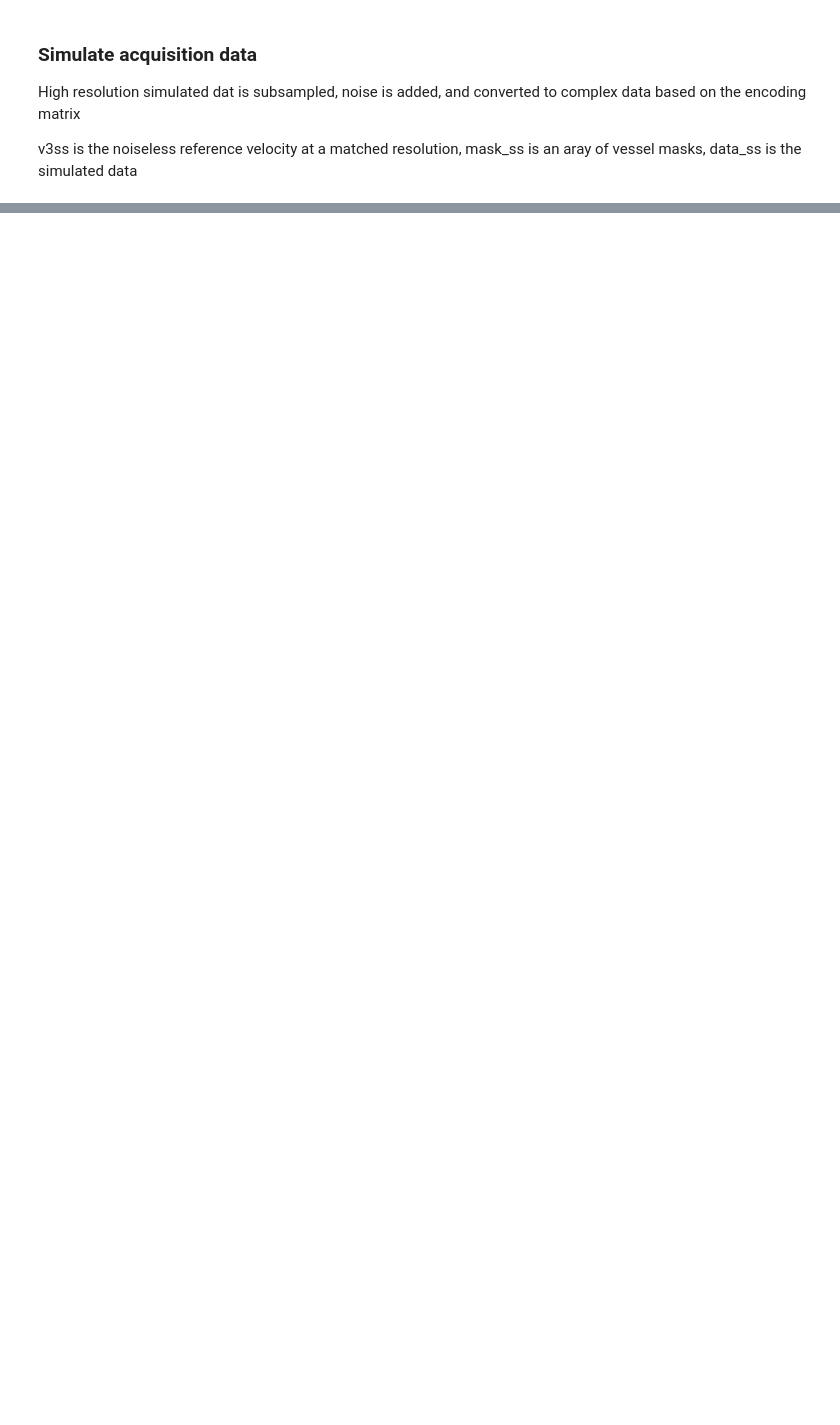
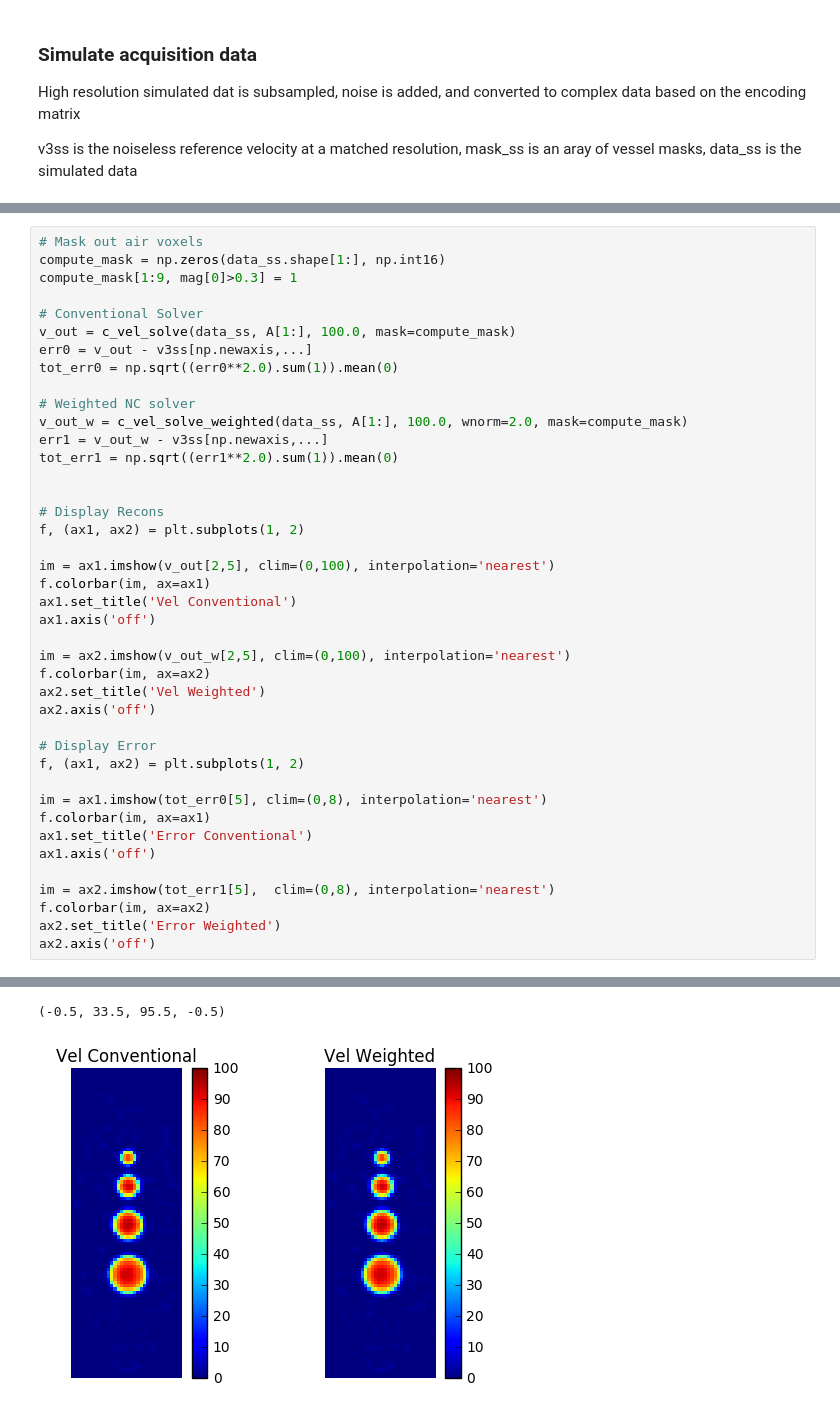
Before and after one commit to ucla-mrrl/nc_vel_solver, a Jupyter notebook: solver_example.ipynb, the cells around one changed output, grey strips where cells are left out. Drawn from its saved outputs; the diff is of its cells as text; blank space fills up the shorter version.

Commit message:
Updated readme and solver example

```diff
--- a/solver_example.ipynb
+++ b/solver_example.ipynb
@@ -79,0 +73,42 @@ f.axes
+# %%
+# Mask out air voxels
+compute_mask = np.zeros(data_ss.shape[1:], np.int16)
+compute_mask[1:9, mag[0]>0.3] = 1
+
+# Conventional Solver
+v_out = c_vel_solve(data_ss, A[1:], 100.0, mask=compute_mask)
+err0 = v_out - v3ss[np.newaxis,...]
+tot_err0 = np.sqrt((err0**2.0).sum(1)).mean(0)
+
+# Weighted NC solver
+v_out_w = c_vel_solve_weighted(data_ss, A[1:], 100.0, wnorm=2.0, mask=compute_mask)
+err1 = v_out_w - v3ss[np.newaxis,...]
+tot_err1 = np.sqrt((err1**2.0).sum(1)).mean(0)
+
+
+# Display Recons
+f, (ax1, ax2) = plt.subplots(1, 2)
+
+im = ax1.imshow(v_out[2,5], clim=(0,100), interpolation='nearest')
+f.colorbar(im, ax=ax1)
+ax1.set_title('Vel Conventional')
+ax1.axis('off')
+
+im = ax2.imshow(v_out_w[2,5], clim=(0,100), interpolation='nearest')
+f.colorbar(im, ax=ax2)
+ax2.set_title('Vel Weighted')
+ax2.axis('off')
+
+# Display Error
+f, (ax1, ax2) = plt.subplots(1, 2)
+
+im = ax1.imshow(tot_err0[5], clim=(0,8), interpolation='nearest')
+f.colorbar(im, ax=ax1)
+ax1.set_title('Error Conventional')
+ax1.axis('off')
+
+im = ax2.imshow(tot_err1[5],  clim=(0,8), interpolation='nearest')
+f.colorbar(im, ax=ax2)
+ax2.set_title('Error Weighted')
+ax2.axis('off')
+# %% [output]
@@ -79,0 +118,2 @@ f.axes
+(-0.5, 33.5, 95.5, -0.5)
+[figure, added]
```
Also changed, not shown: parts of 4 cells of this notebook, 2 other files.
